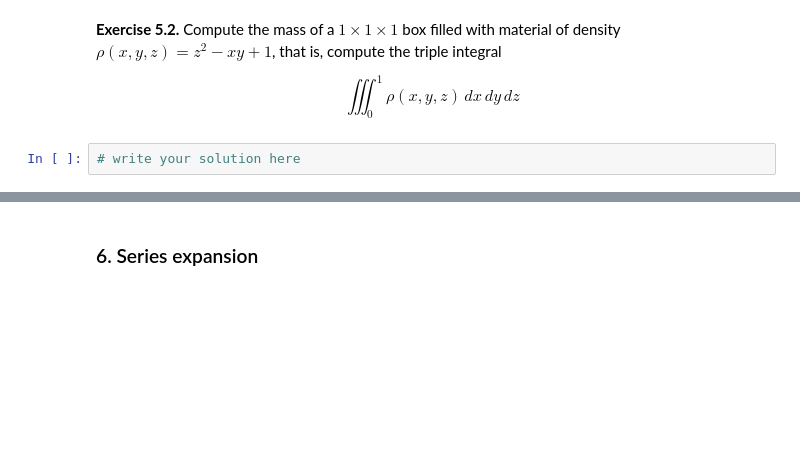
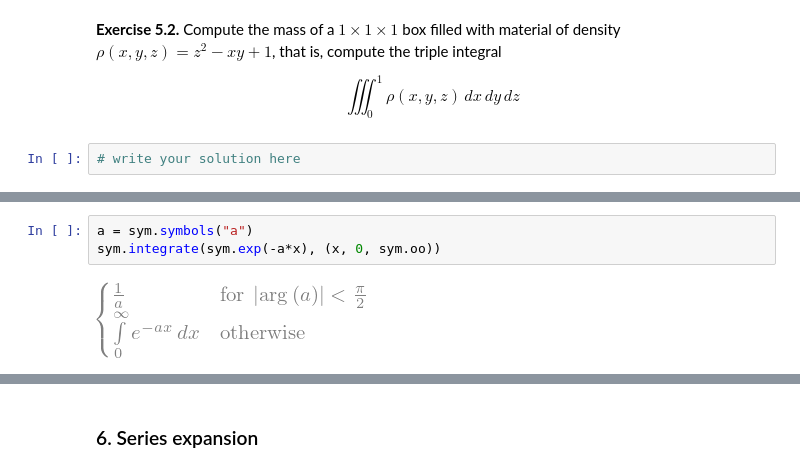
Before and after one commit to uqglmn/qm, a Jupyter notebook: A_mini_SymPy_tutorial.ipynb, the cells around one changed output, grey strips where cells are left out. Drawn from its saved outputs; the diff is of its cells as text; blank space fills up the shorter version.

```diff
--- a/A_mini_SymPy_tutorial.ipynb
+++ b/A_mini_SymPy_tutorial.ipynb
@@ -397,0 +406,5 @@ $$
+# %%
+a = sym.symbols("a")
+sym.integrate(sym.exp(-a*x), (x, 0, sym.oo))
+# %% [output]
+[figure, added]
```
Also changed, not shown: parts of 3 cells of this notebook.
